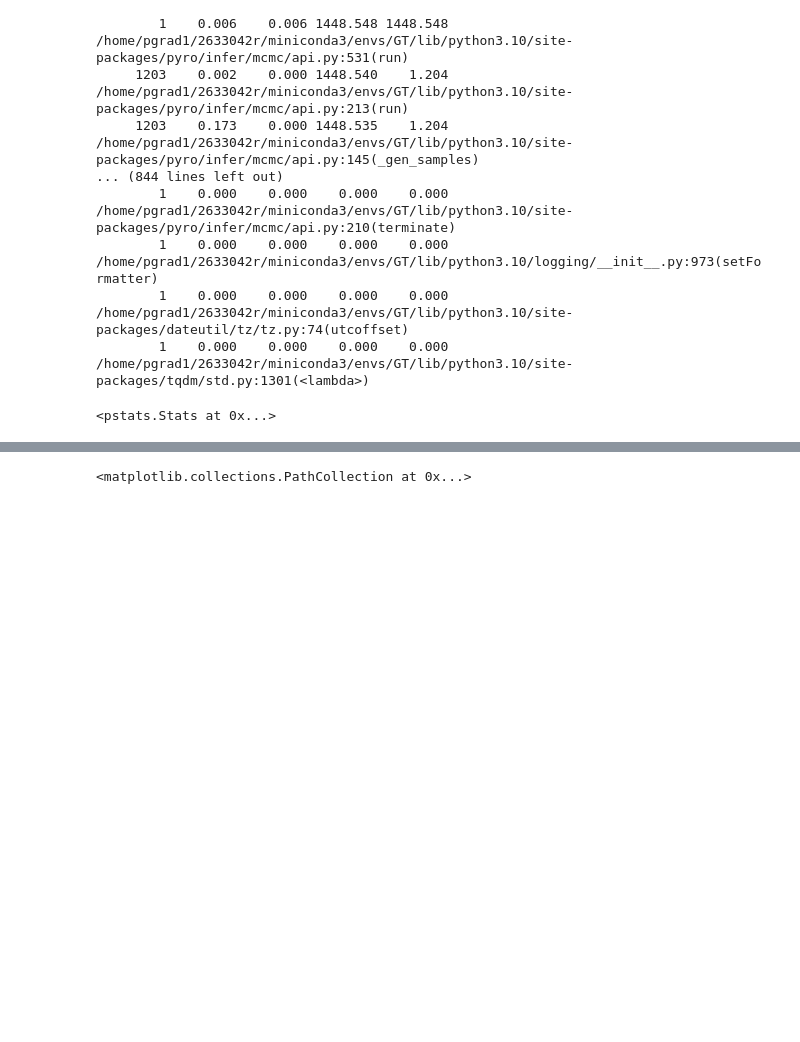
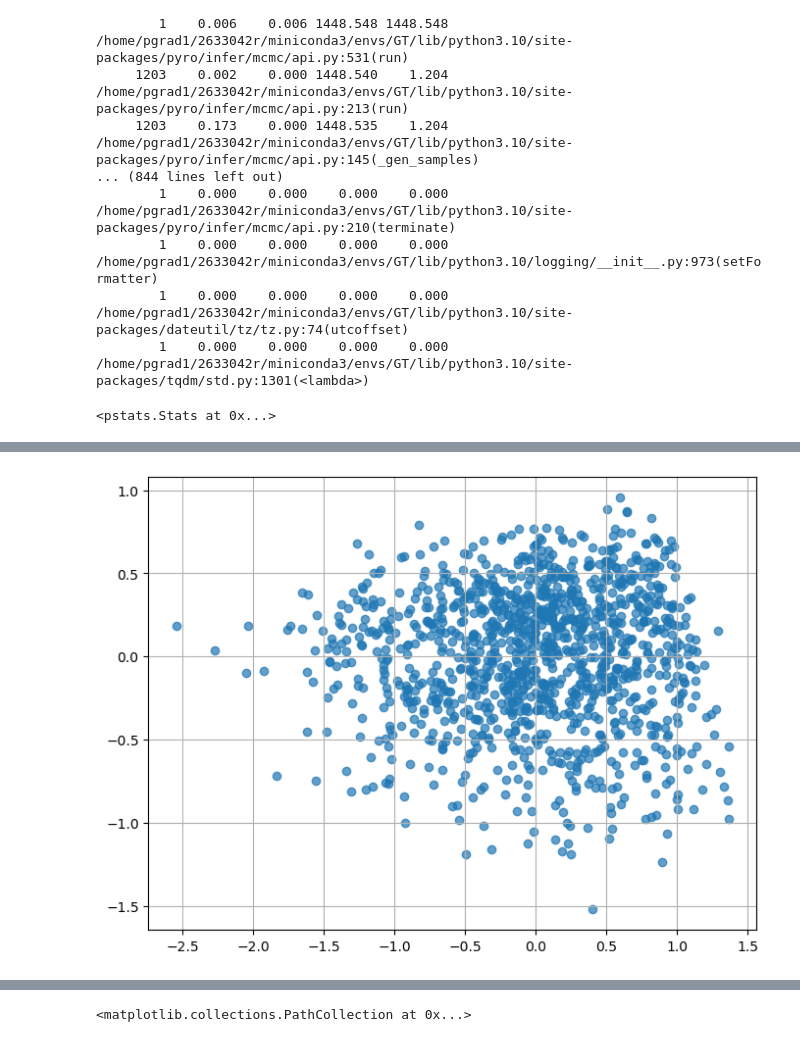
Before and after one commit to Aether-Ren/Multioutput_FixedG_GP, a Jupyter notebook: mcmcprior.ipynb, the cells around one changed output, grey strips where cells are left out. Saved outputs shown, nothing was run; the diff lists cells and outputs as text; code cells hidden in the pictures; blank space fills up the shorter version.

```diff
--- a/mcmcprior.ipynb
+++ b/mcmcprior.ipynb
@@ -210,0 +251,14 @@ torch.save(samples_2, "mcmc_samples_2.pt")
+# %%
+pca = PCA(n_components=2)
+data_pca = pca.fit_transform(data)
+
+# 3. 使用 matplotlib 绘制 PCA 结果的散点图
+plt.figure(figsize=(8, 6))
+plt.scatter(data_pca[:, 0], data_pca[:, 1], alpha=0.7)
+# plt.xlabel('主成分 1')
+# plt.ylabel('主成分 2')
+# plt.title('loaded_samples 的 PCA 可视化')
+plt.grid(True)
+plt.show()
+# %% [output]
+[figure, added]
```
Also changed, not shown: parts of 5 cells of this notebook, 7 other files.
